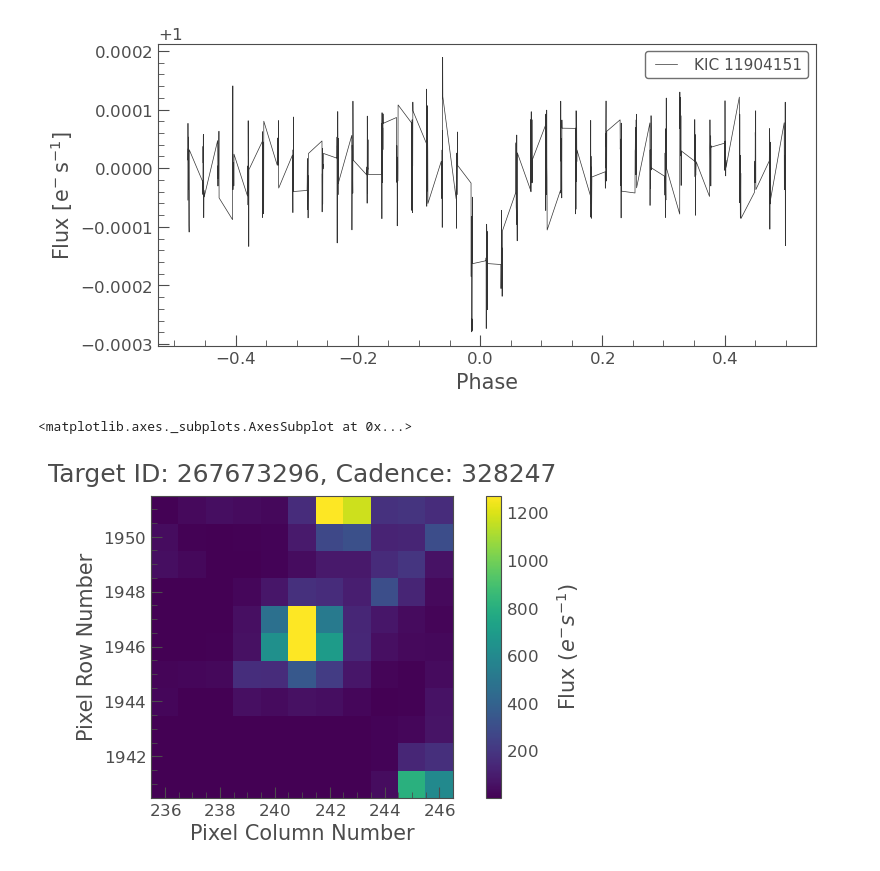
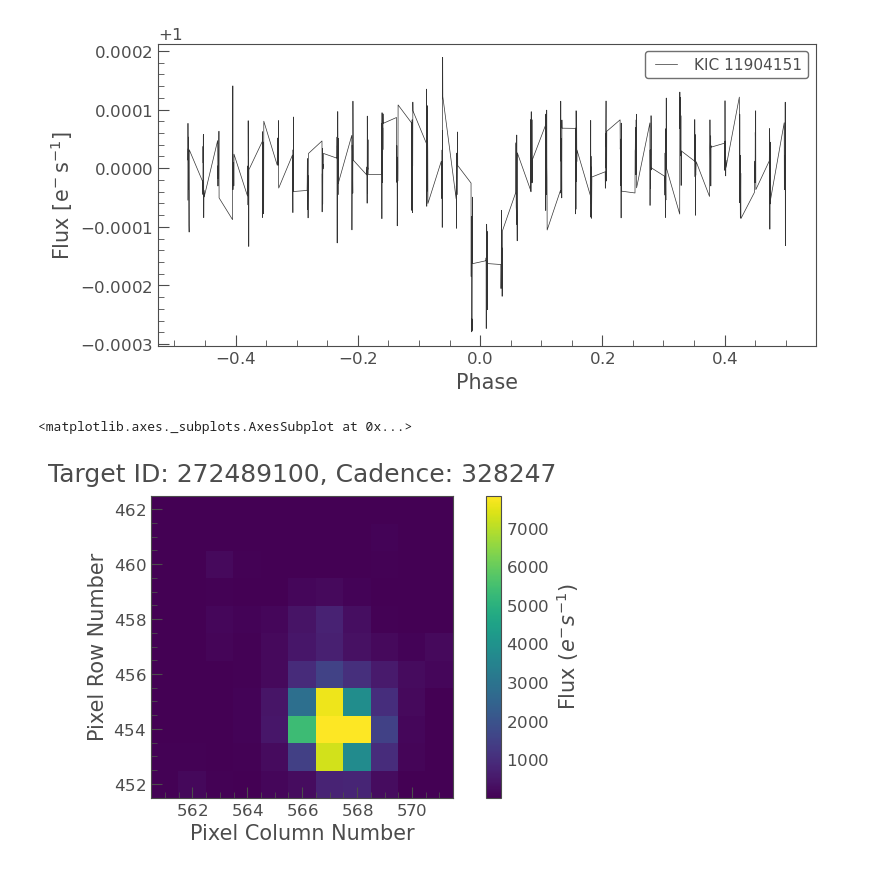
Before and after one commit to travisrmetz/w210, a Jupyter notebook: dataset-construction/lightkurve.ipynb, the cells around one changed output. Cells and saved outputs as stored; diff of their text form; code cells hidden in the pictures.

Commit message:
Update target pixel counts and processing

```diff
--- a/dataset-construction/lightkurve.ipynb
+++ b/dataset-construction/lightkurve.ipynb
@@ -27,11 +27,11 @@ exoplanet.plot()
 # %%
 # TESS
 # %%
-pixels = lk.search_targetpixelfile(target="TIC 267673296", mission="TESS").download()
+pixels = lk.search_targetpixelfile(target="TIC 272489100", mission="TESS").download()
 pixels.plot()
 # %% [output]
 <matplotlib.axes._subplots.AxesSubplot at 0x...>
-[figure, old version]
+[figure, new version]
 # %%
 lightcurve = pixels.to_lightcurve()
 lightcurve.plot()
```
Also changed, not shown: parts of 2 cells of this notebook, 3 other files.
